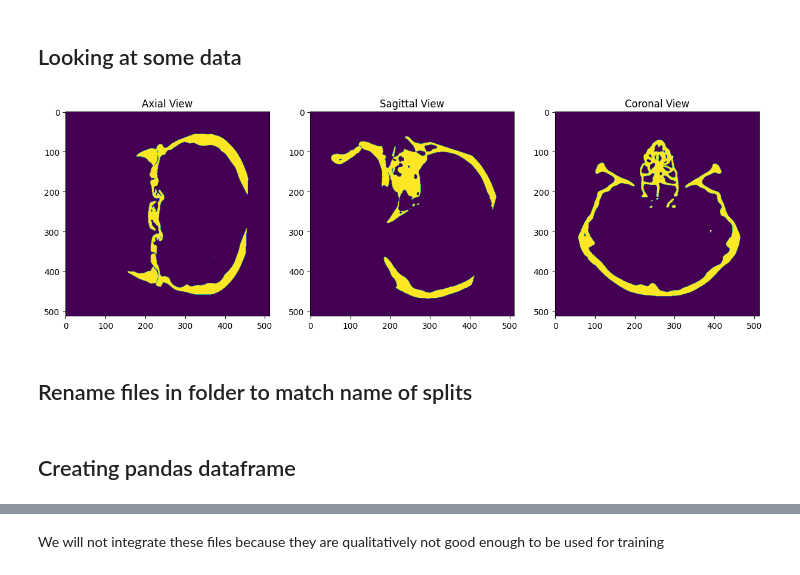
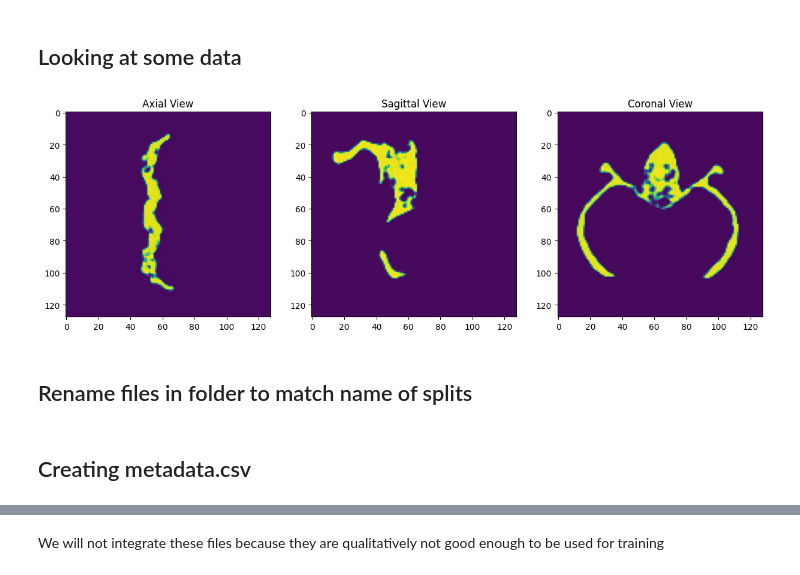
Before and after one commit to Chavelanda/medicaldiffusion, a Jupyter notebook: notebooks/allcts.ipynb, the cells around one changed output, grey strips where cells are left out. Saved outputs shown, nothing was run; the diff lists cells and outputs as text; code cells hidden in the pictures.

```diff
--- a/notebooks/allcts.ipynb
+++ b/notebooks/allcts.ipynb
@@ -133,36 +151,38 @@ for idx, (c_path, m_path) in enumerate(zipped_path):
 ## Looking at some data
 # %%
 idx = 450
+
 file_names = [file for file in os.listdir(output_folder) if file.endswith('.nrrd')]
 
+file_names[idx] = 'ctg_44_q6.nrrd'
 # Specify the path to the nrrd file
 nrrd_file = os.path.join(output_folder, f'{file_names[idx]}')
 
 # Read the nrrd file
 data, header = nrrd.read(nrrd_file)
 
 # Get the middle slice index
 middle_slice = data.shape[0] // 2
 
 # Plot the middle slice from different perspectives
 fig, axs = plt.subplots(1, 3, figsize=(15, 5))
 
 # Axial view
 axs[0].imshow(data[middle_slice, :, :])
 axs[0].set_title('Axial View')
 
 # Sagittal view
 axs[1].imshow(data[:, middle_slice, :])
 axs[1].set_title('Sagittal View')
 
 # Coronal view
 axs[2].imshow(data[:, :, middle_slice])
 axs[2].set_title('Coronal View')
 
 # Show the plot
 plt.show()
 # %% [output]
-[figure, old version]
+[figure, new version]
 # %% [markdown]
 ## Rename files in folder to match name of splits
 # %%
@@ -186,4 +206,4 @@ def rename_files(folder):
 # %%
 rename_files(output_folder)
 # %% [markdown]
-## Creating pandas dataframe
+## Creating metadata.csv
```
Also changed, not shown: parts of 42 cells of this notebook, 4 other files.
